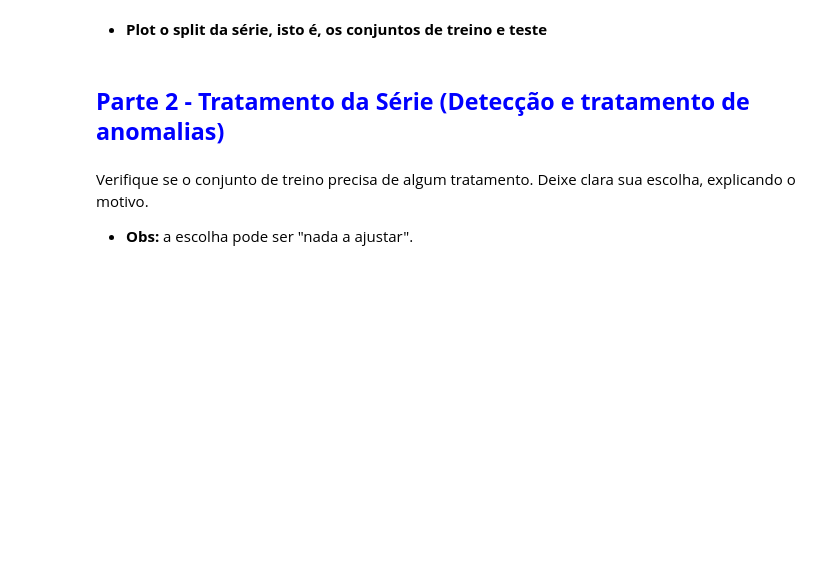
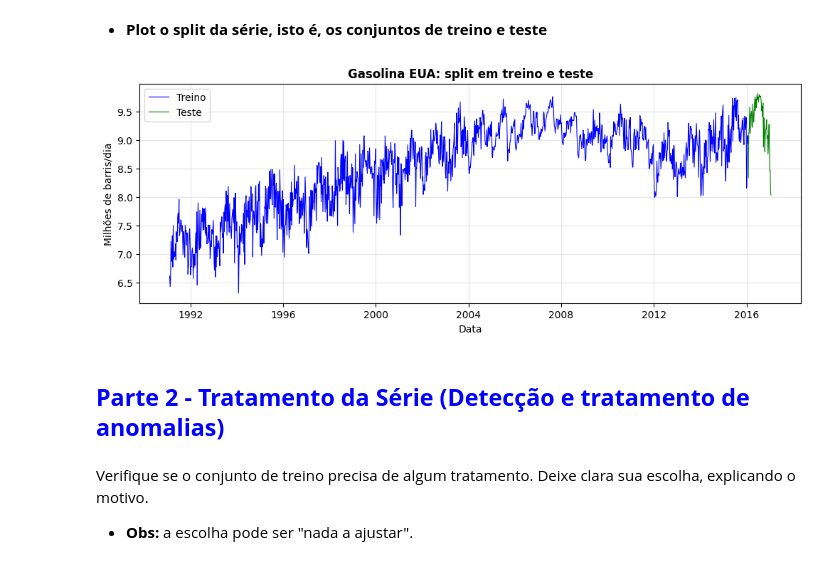
Before and after one commit to giu-garrido/ast-gasolina-eua, a Jupyter notebook: notebooks/AST_2026_Trabalho_Final_Problema_05_Gasolina_EUA.ipynb, the cells around one changed output. Cells and saved outputs as stored; diff of their text form; code cells hidden in the pictures; blank space fills up the shorter version.

```diff
--- a/notebooks/AST_2026_Trabalho_Final_Problema_05_Gasolina_EUA.ipynb
+++ b/notebooks/AST_2026_Trabalho_Final_Problema_05_Gasolina_EUA.ipynb
@@ -76,5 +112,18 @@ plt.show()
 # %% [markdown]
 - **Plot o split da série, isto é, os conjuntos de treino e teste**
+# %%
+plt.figure(figsize=(12, 4))
+plt.xlim()
+plt.plot(train_df.Volume_Milhoes_Barris_Dia, label="Treino", color="blue", linewidth=0.8)
+plt.plot(test_df.Volume_Milhoes_Barris_Dia, label="Teste", color="green", linewidth=0.8)
+plt.title("Gasolina EUA: split em treino e teste", fontweight="bold")
+plt.xlabel("Data")
+plt.ylabel("Milhões de barris/dia")
+plt.grid(alpha=0.3)
+plt.legend()
+plt.show()
+# %% [output]
+[figure, added]
 # %% [markdown]
 ## <font color = Blue> **Parte 2 - Tratamento da Série (Detecção e tratamento de anomalias)**
 # %% [markdown]
```
Also changed, not shown: parts of 29 cells of this notebook.
